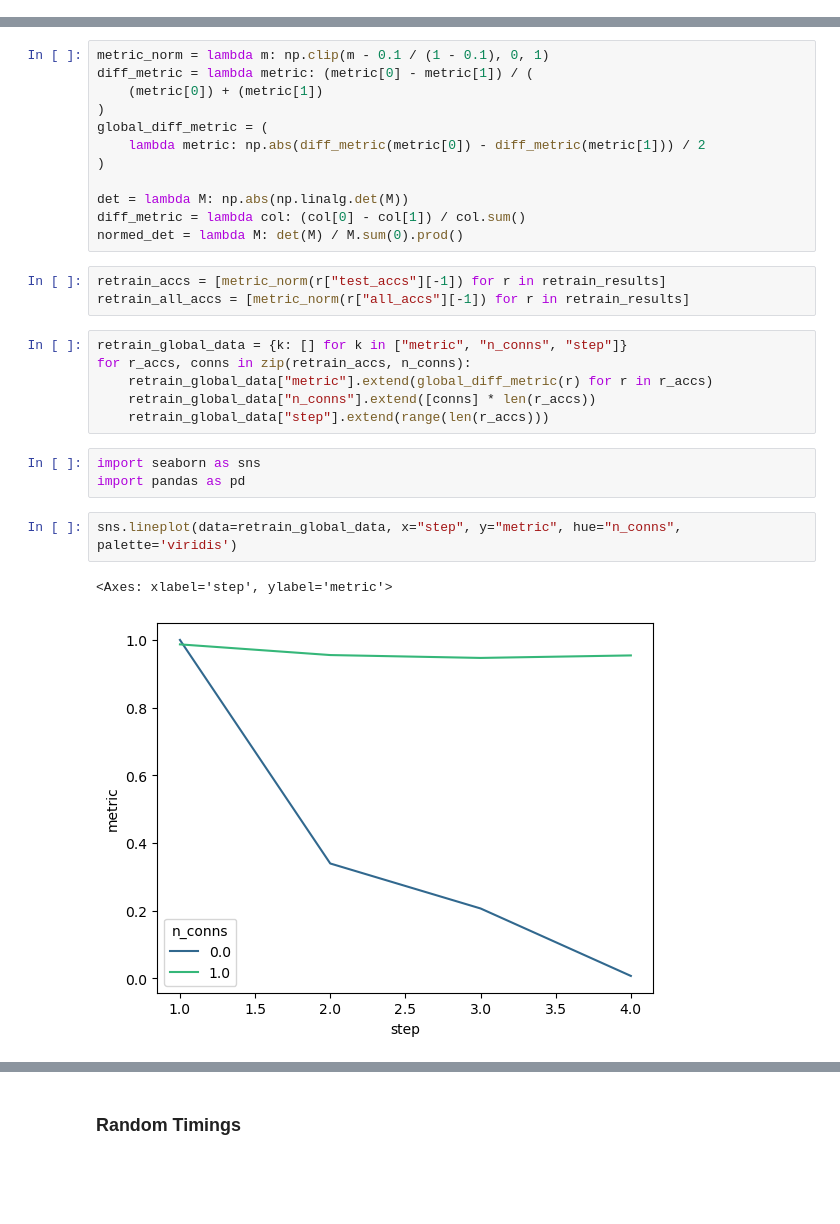
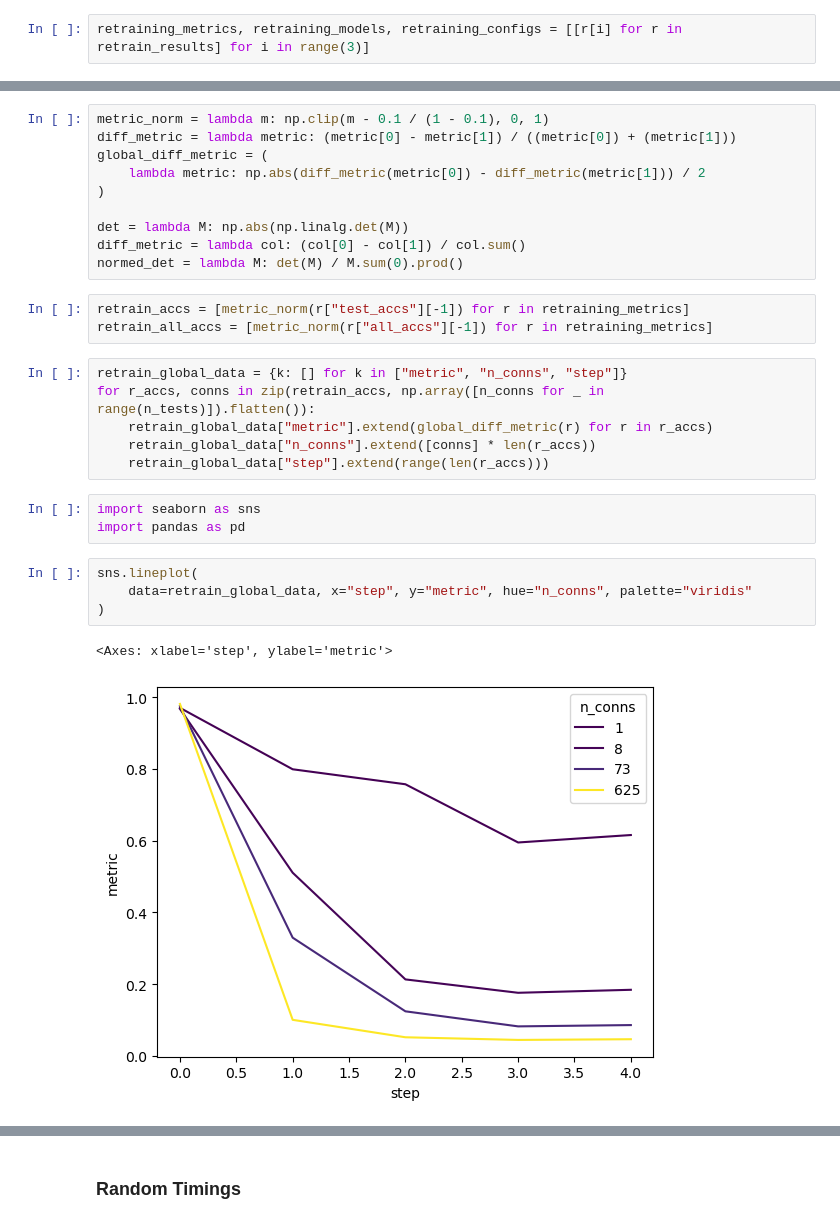
Before and after one commit to GabrielBena/specialization-dynamics, a Jupyter notebook: scripts/simple_code.ipynb, the cells around one changed output, grey strips where cells are left out. Drawn from its saved outputs; the diff is of its cells as text; blank space fills up the shorter version.

```diff
--- a/scripts/simple_code.ipynb
+++ b/scripts/simple_code.ipynb
@@ -456,3 +390,5 @@ print(accs.shape, losses.shape, correct.shape)
+# %%
+retraining_metrics, retraining_models, retraining_configs = [[r[i] for r in retrain_results] for i in range(3)]
 # %%
 if parallel:
     pool = mp.Pool(processes=len(models))
@@ -485,8 +423,6 @@ else:
 # %%
 metric_norm = lambda m: np.clip(m - 0.1 / (1 - 0.1), 0, 1)
-diff_metric = lambda metric: (metric[0] - metric[1]) / (
-    (metric[0]) + (metric[1])
-)
+diff_metric = lambda metric: (metric[0] - metric[1]) / ((metric[0]) + (metric[1]))
 global_diff_metric = (
     lambda metric: np.abs(diff_metric(metric[0]) - diff_metric(metric[1])) / 2
 )
@@ -495,11 +431,11 @@ det = lambda M: np.abs(np.linalg.det(M))
 diff_metric = lambda col: (col[0] - col[1]) / col.sum()
 normed_det = lambda M: det(M) / M.sum(0).prod()
 # %%
-retrain_accs = [metric_norm(r["test_accs"][-1]) for r in retrain_results]
-retrain_all_accs = [metric_norm(r["all_accs"][-1]) for r in retrain_results]
+retrain_accs = [metric_norm(r["test_accs"][-1]) for r in retraining_metrics]
+retrain_all_accs = [metric_norm(r["all_accs"][-1]) for r in retraining_metrics]
 # %%
 retrain_global_data = {k: [] for k in ["metric", "n_conns", "step"]}
-for r_accs, conns in zip(retrain_accs, n_conns):
+for r_accs, conns in zip(retrain_accs, np.array([n_conns for _ in range(n_tests)]).flatten()):
     retrain_global_data["metric"].extend(global_diff_metric(r) for r in r_accs)
     retrain_global_data["n_conns"].extend([conns] * len(r_accs))
     retrain_global_data["step"].extend(range(len(r_accs)))
@@ -507,10 +443,12 @@ for r_accs, conns in zip(retrain_accs, n_conns):
 import seaborn as sns
 import pandas as pd
 # %%
-sns.lineplot(data=retrain_global_data, x="step", y="metric", hue="n_conns", palette='viridis')
+sns.lineplot(
+    data=retrain_global_data, x="step", y="metric", hue="n_conns", palette="viridis"
+)
 # %% [output]
 <Axes: xlabel='step', ylabel='metric'>
-[figure, old version]
+[figure, new version]
 # %%
 retrain_ag_data = {k: [] for k in ["metric", "n_conns", "step", "ag"]}
 
```
Also changed, not shown: parts of 40 cells of this notebook, 4 other files.
